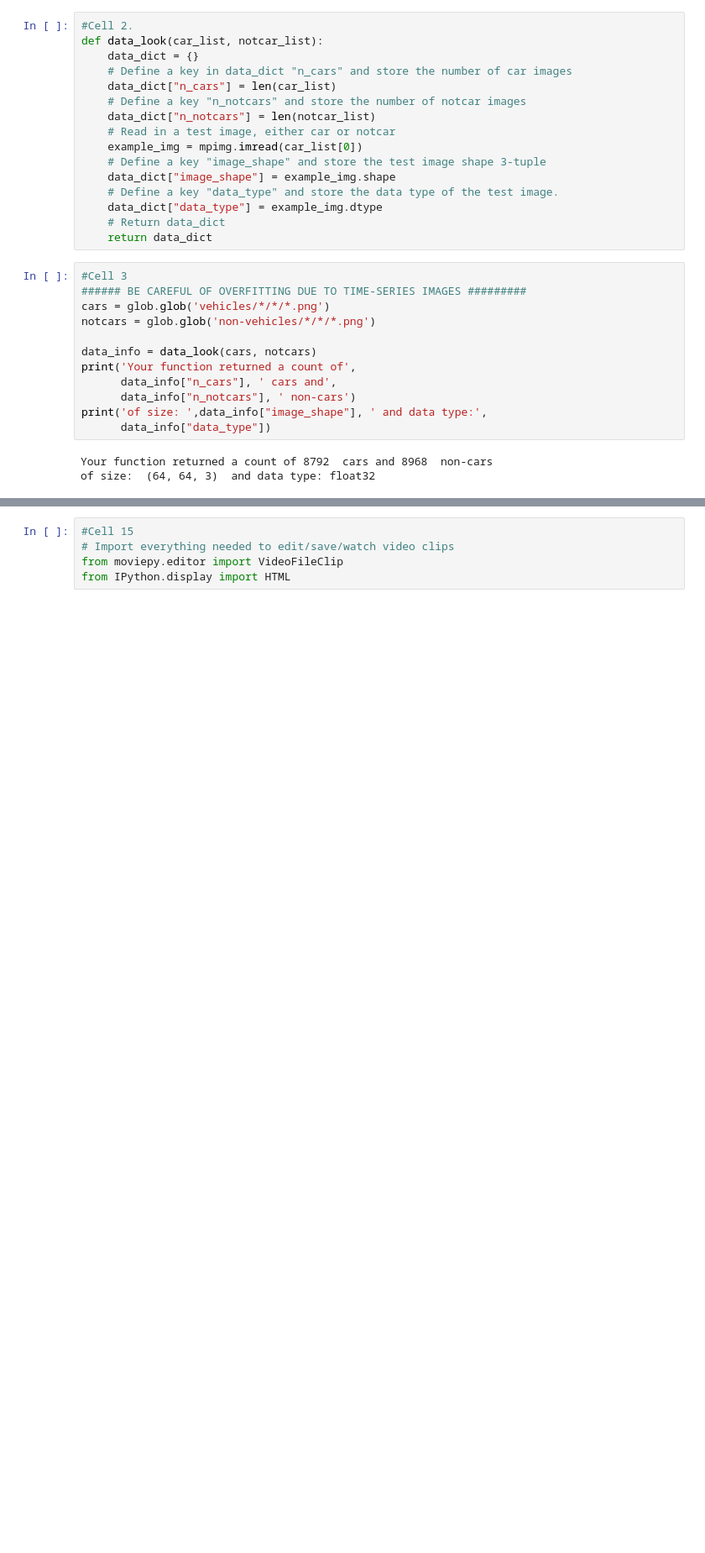
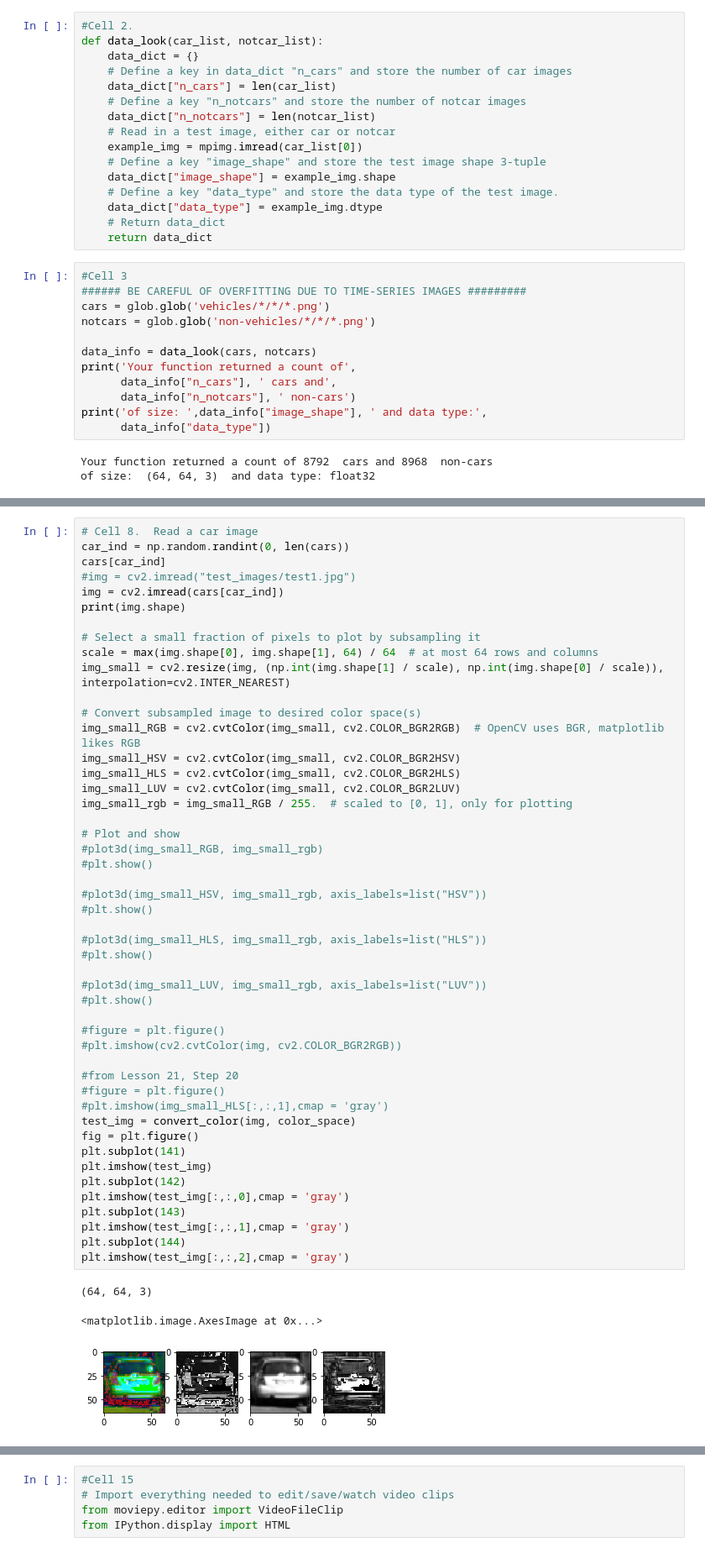
Before and after one commit to avernethy/CarND-Vehicle-Detection, a Jupyter notebook: CarND-Vehicle_Finding.ipynb, the cells around one changed output, grey strips where cells are left out. Shown at 84% size. Saved outputs shown, nothing was run; the diff lists cells and outputs as text; blank space fills up the shorter version.

```diff
--- a/CarND-Vehicle_Finding.ipynb
+++ b/CarND-Vehicle_Finding.ipynb
@@ -842,0 +242,52 @@ def process_image(img_from_vid):
+# %%
+# Cell 8.  Read a car image
+car_ind = np.random.randint(0, len(cars))
+cars[car_ind]
+#img = cv2.imread("test_images/test1.jpg")
+img = cv2.imread(cars[car_ind])
+print(img.shape)
+
+# Select a small fraction of pixels to plot by subsampling it
+scale = max(img.shape[0], img.shape[1], 64) / 64  # at most 64 rows and columns
+img_small = cv2.resize(img, (np.int(img.shape[1] / scale), np.int(img.shape[0] / scale)), interpolation=cv2.INTER_NEAREST)
+
+# Convert subsampled image to desired color space(s)
+img_small_RGB = cv2.cvtColor(img_small, cv2.COLOR_BGR2RGB)  # OpenCV uses BGR, matplotlib likes RGB
+img_small_HSV = cv2.cvtColor(img_small, cv2.COLOR_BGR2HSV)
+img_small_HLS = cv2.cvtColor(img_small, cv2.COLOR_BGR2HLS)
+img_small_LUV = cv2.cvtColor(img_small, cv2.COLOR_BGR2LUV)
+img_small_rgb = img_small_RGB / 255.  # scaled to [0, 1], only for plotting
+
+# Plot and show
+#plot3d(img_small_RGB, img_small_rgb)
+#plt.show()
+
+#plot3d(img_small_HSV, img_small_rgb, axis_labels=list("HSV"))
+#plt.show()
+
+#plot3d(img_small_HLS, img_small_rgb, axis_labels=list("HLS"))
+#plt.show()
+
+#plot3d(img_small_LUV, img_small_rgb, axis_labels=list("LUV"))
+#plt.show()
+
+#figure = plt.figure()
+#plt.imshow(cv2.cvtColor(img, cv2.COLOR_BGR2RGB))
+
+#from Lesson 21, Step 20
+#figure = plt.figure()
+#plt.imshow(img_small_HLS[:,:,1],cmap = 'gray')
+test_img = convert_color(img, color_space)
+fig = plt.figure()
+plt.subplot(141)
+plt.imshow(test_img)
+plt.subplot(142)
+plt.imshow(test_img[:,:,0],cmap = 'gray')
+plt.subplot(143)
+plt.imshow(test_img[:,:,1],cmap = 'gray')
+plt.subplot(144)
+plt.imshow(test_img[:,:,2],cmap = 'gray')
+# %% [output]
+(64, 64, 3)
+<matplotlib.image.AxesImage at 0x...>
+[figure, added]
```
Also changed, not shown: parts of 47 cells of this notebook, 5 other files.
